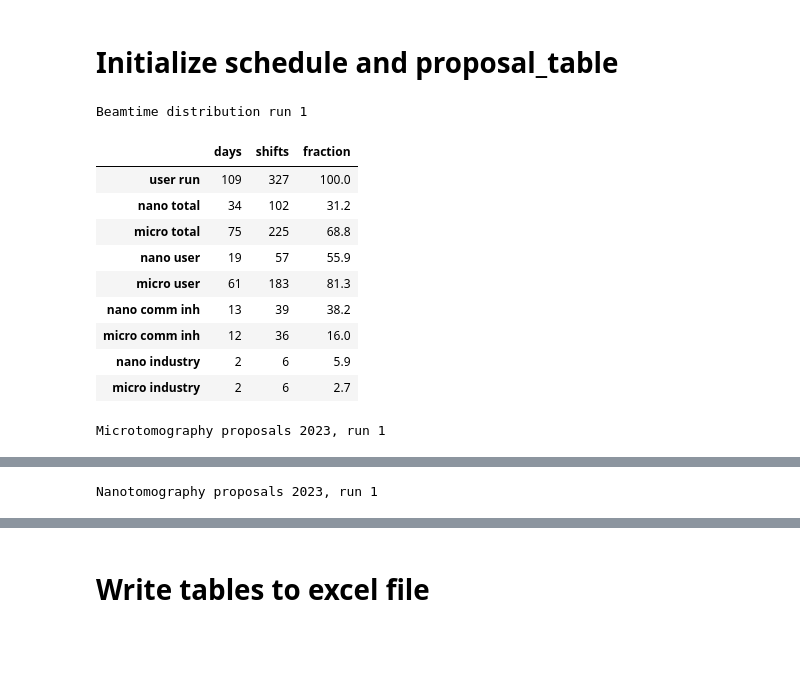
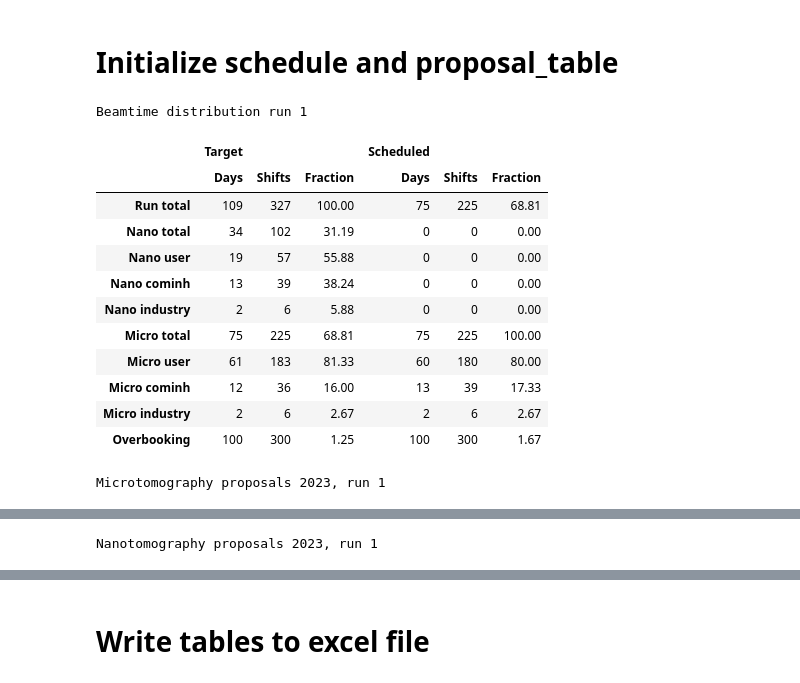
Before and after one commit to feinfinger/p05_scheduler, a Jupyter notebook: 2023_p05_schedule.ipynb, the cells around one changed output, grey strips where cells are left out. Saved outputs shown, nothing was run; the diff lists cells and outputs as text; code cells hidden in the pictures; blank space fills up the shorter version.

Commit message:
Implement scheduled statistics

```diff
--- a/2023_p05_schedule.ipynb
+++ b/2023_p05_schedule.ipynb
@@ -32,7 +32,8 @@ version = 2
 # starting from "./desycloud"
 dc_path = Path('desycloud/documents/' + str(year) + '/p05_schedule/')
 # path to Petra 3 schedule
-dc_p3sch_path = dc_path / 'Schedule2023_draft_Status2022.08.18_shifted_timing.xlsx'
+# dc_p3sch_path = dc_path / 'Schedule2023_draft_Status2022.08.18_shifted_timing.xlsx'
+dc_p3sch_path = dc_path / 'Schedule2023_approved_Status2022.11.22_lowBeta_shifted_timing_lessTestrun.xlsx'
 # path to DOOR scheduling support
 dc_proposals_path_run1 = dc_path / '2023_1/door.scheduling.support.xlsx'
 dc_proposals_path_run2 = dc_path / '2023_2/door.scheduling.support.xlsx'
@@ -844,11 +931,10 @@ pro_run1.add_beamtime(105, proposal='micro comm', setup='micro', title='micro co
 pro_run1.add_beamtime(106, proposal='micro comm', setup='micro', title='micro commissioning', shifts=6)
 pro_run1.add_beamtime(107, proposal='micro comm', setup='micro', title='micro commissioning', shifts=6)
 
-pro_run1.add_beamtime(301, proposal='micro  industry', setup='micro', title='micro industry', shifts=3)
-pro_run1.add_beamtime(302, proposal='micro  industry', setup='micro', title='micro industry', shifts=3)
+pro_run1.add_beamtime(301, proposal='micro industry', setup='micro', title='micro industry', shifts=3)
+pro_run1.add_beamtime(302, proposal='micro industry', setup='micro', title='micro industry', shifts=3)
 
 pro_run1.add_beamtime(1000, proposal='BAG-20220731 EC', setup='micro', title='Evolutionary, taphonomic and palaeoecological study of resin-embedded organisms', shifts=3, leader="Delclos", pi="Peris", ranking=-1)
-
 
 pro_run1.add_beamtime(201, proposal='nano comm', setup='nano', title='nano commissioning', shifts=6)
 pro_run1.add_beamtime(11013127, proposal='I-20211523 EC', setup='micro', leader="Sket", pi="Sket", title='Grain boundary study in hexagonal microstructures by X-ray radiography and tomography during directional solidification', shifts=9, ranking=-1)
@@ -894,45 +980,48 @@ pro_run1.assign(11016351, local_contact="JH", start_date=dt.datetime(2023, 5, 11
 #  pro_run1.assign(11015942, local_contact="XX", start_date=dt.datetime(2023, 1, 1))  # 6 shifts -- Rank 19, Blasco-Costa / Blasco-Costa, Microtomography (EH2)
 #  pro_run1.assign(11015918, local_contact="XX", start_date=dt.datetime(2023, 1, 1))  # 9 shifts -- Rank 21, Manke / Paulisch, Microtomography (EH2)
 #  pro_run1.assign(11016301, local_contact="XX", start_date=dt.datetime(2023, 1, 1))  # 12 shifts -- Rank 22, Manke / Arlt, Microtomography (EH2)
 #  pro_run1.assign(11016415, local_contact="XX", start_date=dt.datetime(2023, 1, 1))  # 9 shifts -- Rank 23, Engelkes / Busse, Microtomography (EH2)
 pro_run1.assign(101, local_contact="", start_date=dt.datetime(2023, 2, 22))  # 6 shifts -- Rank 100, None / None, Microtomography (EH2)
 pro_run1.assign(102, local_contact="", start_date=dt.datetime(2023, 4, 24))  # 9 shifts -- Rank 100, None / None, Microtomography (EH2)
 pro_run1.assign(103, local_contact="", start_date=dt.datetime(2023, 6, 22))  # 3 shifts -- Rank 100, None / None, Microtomography (EH2)
 pro_run1.assign(104, local_contact="", start_date=dt.datetime(2023, 7, 13))  # 3 shifts -- Rank 100, None / None, Microtomography (EH2)
 pro_run1.assign(105, local_contact="", start_date=dt.datetime(2023, 5, 8))  # 6 shifts -- Rank 100, None / None, Microtomography (EH2)
 pro_run1.assign(106, local_contact="", start_date=dt.datetime(2023, 6, 26))  # 6 shifts -- Rank 100, None / None, Microtomography (EH2)
 pro_run1.assign(107, local_contact="", start_date=dt.datetime(2023, 7, 10))  # 6 shifts -- Rank 100, None / None, Microtomography (EH2)
 pro_run1.assign(301, local_contact="", start_date=dt.datetime(2023, 6, 1))  # 3 shifts -- Rank 100, None / None, Microtomography (EH2)
 pro_run1.assign(302, local_contact="", start_date=dt.datetime(2023, 7, 3))  # 3 shifts -- Rank 100, None / None, Microtomography (EH2)
 
 # Nanotomography
 ################
-#  pro_run1.assign(11016412, local_contact="XX", start_date=dt.datetime(2023, 1, 1))  # 12 shifts -- Rank 2, Hesse / Hesse, Nanotomography (EH1)
+#  pro_run1.assign(11016412, local_contact="XX", start_date=dt.datetime(2023, 6, 8))  # 12 shifts -- Rank 2, Hesse / Hesse, Nanotomography (EH1)
 #  pro_run1.assign(11016342, local_contact="XX", start_date=dt.datetime(2023, 1, 1))  # 9 shifts -- Rank 7, Zippo / Zippo, Nanotomography (EH1)
 #  pro_run1.assign(11015833, local_contact="XX", start_date=dt.datetime(2023, 1, 1))  # 9 shifts -- Rank 12, Konchakova / Konchakova, Nanotomography (EH1)
 #  pro_run1.assign(11016480, local_contact="XX", start_date=dt.datetime(2023, 1, 1))  # 12 shifts -- Rank 14, Greving / Herzen, Nanotomography (EH1)
 #  pro_run1.assign(11016186, local_contact="XX", start_date=dt.datetime(2023, 1, 1))  # 9 shifts -- Rank 17, Tolnai / Tolnai, Nanotomography (EH1)
 #  pro_run1.assign(11015933, local_contact="XX", start_date=dt.datetime(2023, 1, 1))  # 12 shifts -- Rank 20, Ni / Ni, Nanotomography (EH1)
 #  pro_run1.assign(11016352, local_contact="XX", start_date=dt.datetime(2023, 1, 1))  # 3 shifts -- Rank 24, Oliveira / Oliveira, Nanotomography (EH1)
 #  pro_run1.assign(11016103, local_contact="XX", start_date=dt.datetime(2023, 1, 1))  # 9 shifts -- Rank 25, Zeng / Xu, Nanotomography (EH1)
 #  pro_run1.assign(11016148, local_contact="XX", start_date=dt.datetime(2023, 1, 1))  # 9 shifts -- Rank 27, Soederberg / Gordeyeva, Nanotomography (EH1)
 #  pro_run1.assign(201, local_contact="XX", start_date=dt.datetime(2023, 1, 1))  # 6 shifts -- Rank 100, None / None, Nanotomography (EH1)
 
+pro_run1._update_beamtime_distribution()
 
-display(pro_run1.beamtime_distribution.style.format(precision=1).set_caption("Beamtime distribution run 1").set_table_styles([dict(selector="caption", props=[("font-size", "150%"),("font-weight", "bold")])]))
+display(pro_run1.beamtime_distribution.style.format(precision=2).set_caption("Beamtime distribution run 1").set_table_styles([dict(selector="caption", props=[("font-size", "150%"),("font-weight", "bold")])]))
 pro_run1.show(split=True)
 # %% [output]
 Beamtime distribution run 1
-|  | days | shifts | fraction |
-| user run | 109 | 327 | 100.0 |
-| nano total | 34 | 102 | 31.2 |
-| micro total | 75 | 225 | 68.8 |
-| nano user | 19 | 57 | 55.9 |
-| micro user | 61 | 183 | 81.3 |
-| nano comm inh | 13 | 39 | 38.2 |
-| micro comm inh | 12 | 36 | 16.0 |
-| nano industry | 2 | 6 | 5.9 |
-| micro industry | 2 | 6 | 2.7 |
+|  | Target |  |  | Scheduled |  |  |
+|  | Days | Shifts | Fraction | Days | Shifts | Fraction |
+| Run total | 109 | 327 | 100.00 | 75 | 225 | 68.81 |
+| Nano total | 34 | 102 | 31.19 | 0 | 0 | 0.00 |
+| Nano user | 19 | 57 | 55.88 | 0 | 0 | 0.00 |
+| Nano cominh | 13 | 39 | 38.24 | 0 | 0 | 0.00 |
+| Nano industry | 2 | 6 | 5.88 | 0 | 0 | 0.00 |
+| Micro total | 75 | 225 | 68.81 | 75 | 225 | 100.00 |
+| Micro user | 61 | 183 | 81.33 | 60 | 180 | 80.00 |
+| Micro cominh | 12 | 36 | 16.00 | 13 | 39 | 17.33 |
+| Micro industry | 2 | 6 | 2.67 | 2 | 6 | 2.67 |
+| Overbooking | 100 | 300 | 1.25 | 100 | 300 | 1.67 |
 Microtomography proposals 2023, run 1
 |  | Proposal | Setup | Ranking (numbers) | Shifts applied | Shifts assigned | Shifts final | Start date | ... |
 | Application |  |  |  |  |  |  |  | ... |
```
Also changed, not shown: parts of 9 cells of this notebook.
